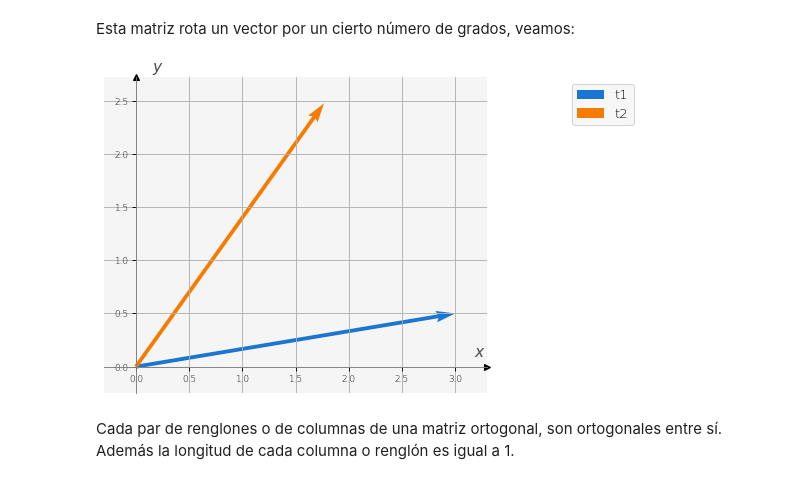
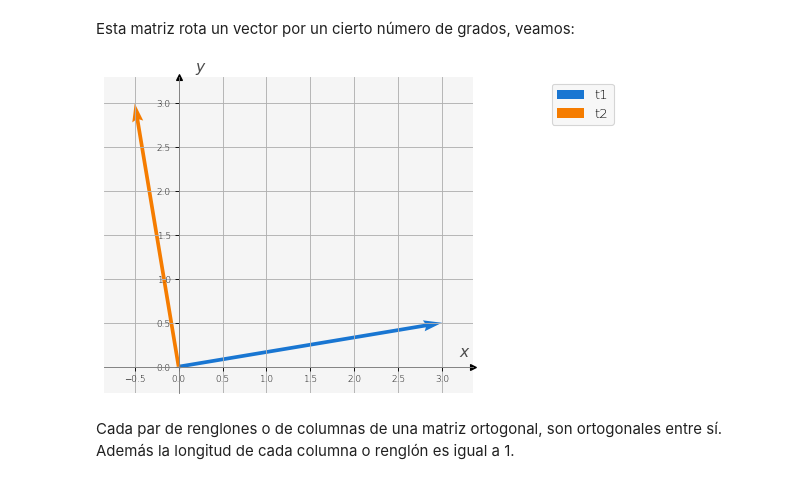
Before and after one commit to repomacti/macti, a Jupyter notebook: notebooks/Algebra_Lineal_01/05_Matrices_Normas_Eigen.ipynb, the cells around one changed output. Saved outputs shown, nothing was run; the diff lists cells and outputs as text; code cells hidden in the pictures.

```diff
--- a/notebooks/Algebra_Lineal_01/05_Matrices_Normas_Eigen.ipynb
+++ b/notebooks/Algebra_Lineal_01/05_Matrices_Normas_Eigen.ipynb
@@ -144,8 +172,8 @@ Una matriz $A$ es ortogonal si $A^T A = I$, o equivalentemente $A^T = A^{-1}$.
 # %%
-x = sympy.symbols('x')
+theta = sympy.symbols('theta')
 
 # Matriz rotación
-rotation = sympy.Matrix([[sympy.cos(x), -sympy.sin(x)],
-                        [sympy.sin(x), sympy.cos(x)]])
-rotation
+R = sympy.Matrix([[sympy.cos(theta), -sympy.sin(theta)],
+                  [sympy.sin(theta), sympy.cos(theta)]])
+R
 # %% [output]
@@ -165,20 +195,25 @@ $\displaystyle \left[\begin{matrix}1 & 0\\0 & 1\end{matrix}\right]$
 # %% [markdown]
 Esta matriz rota un vector por un cierto número de grados, veamos:
 # %%
-angulo = 45 # ángulo de rotación
+angulo = 90 # ángulo de rotación
+
+# Vector a rotar
 t1 = sympy.Matrix([3, 0.5])
-t2 = rotation.subs('x', angulo * np.pi / 180).evalf(14) * t1
 
+# Rotación usando la matriz R
+t2 = R.subs('theta', angulo * np.pi / 180).evalf(14) * t1
+
+# Transformación a arreglos de numpy
 nt1 = np.array(t1, dtype=float).reshape(2,)
 nt2 = np.array(t2, dtype=float).reshape(2,)
 
 # Visualizamos los vectores.
 v = mvis.Plotter()  # Definición de un objeto para crear figuras.
 v.set_coordsys(1)   # Definición del sistema de coordenadas.
 v.plot_vectors(1, [nt1, nt2], ['t1', 't2'], ofx=-0.1) # Graficación de los vectores 'x' y 'y'.
 v.grid()  # Muestra la rejilla del sistema de coordenadas.
 # %% [output]
-[figure, old version]
+[figure, new version]
 # %% [markdown]
 Cada par de renglones o de columnas de una matriz ortogonal, son ortogonales entre sí. Además la longitud de cada columna o renglón es igual a 1.
 # %%
```
Also changed, not shown: parts of 73 cells of this notebook, 3 other files.
